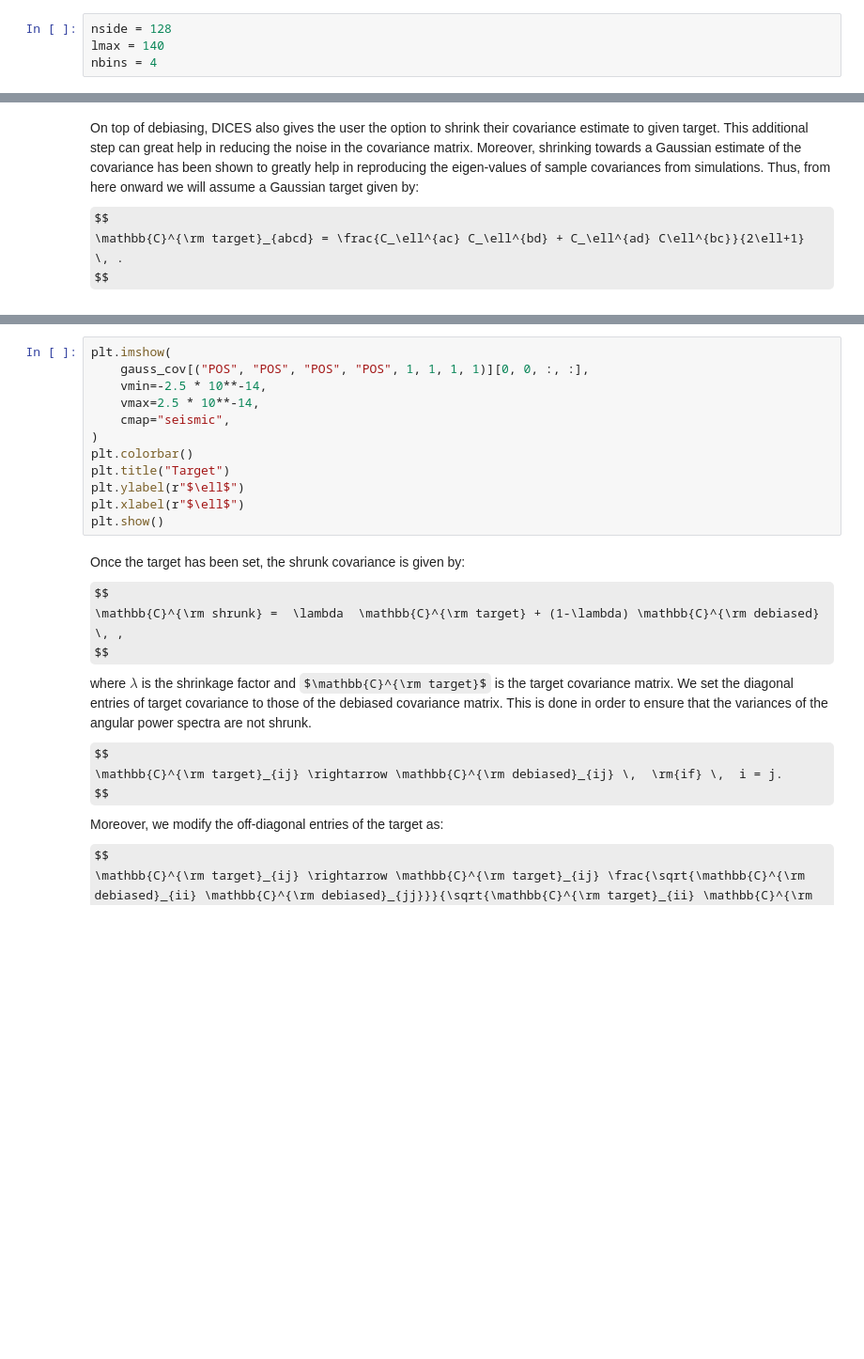
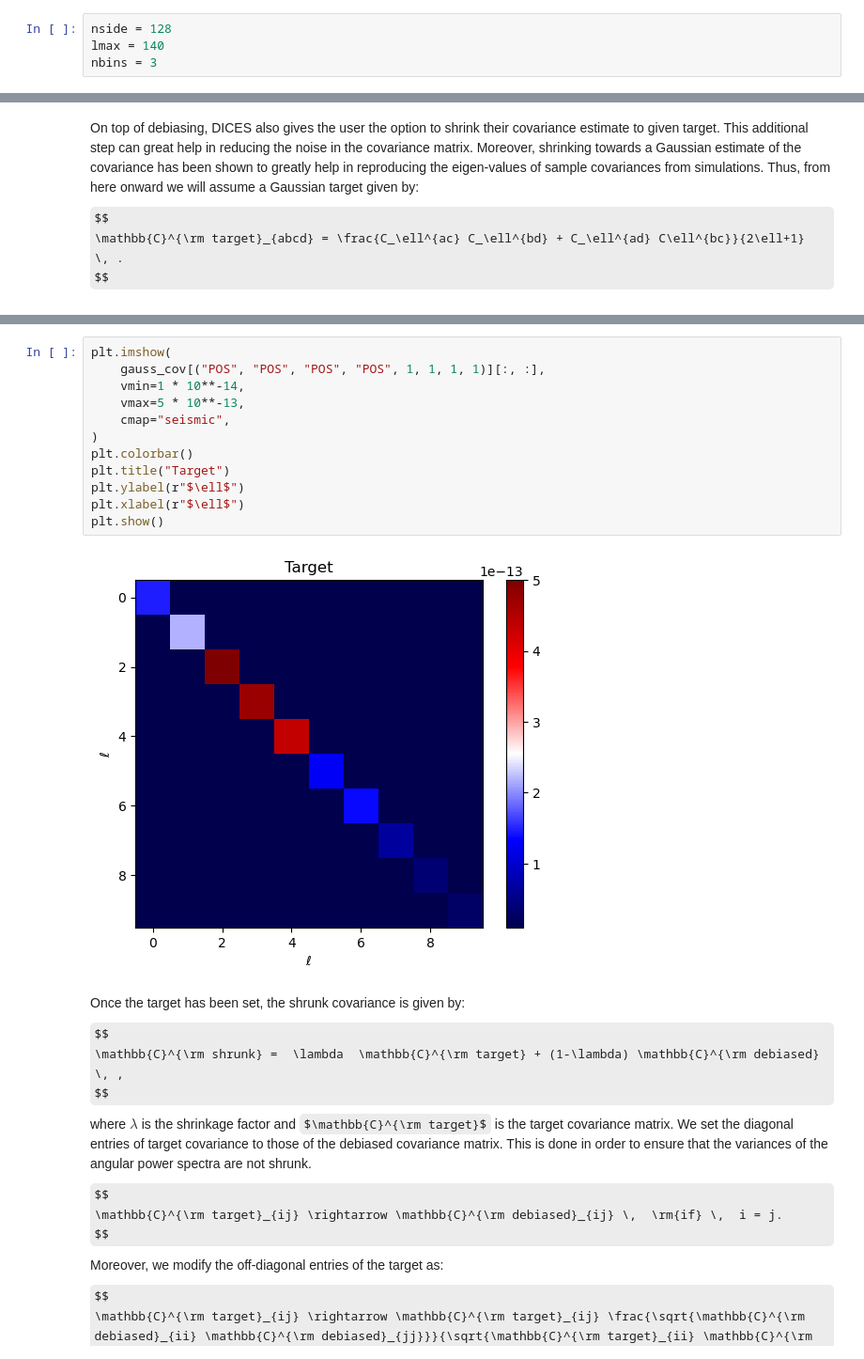
Before and after one commit to heracles-ec/heracles, a Jupyter notebook: examples/jackknife-covariance.ipynb, the cells around one changed output, grey strips where cells are left out. Shown at 94% size. Drawn from its saved outputs; the diff is of its cells as text; some formulas as TeX source; blank space fills up the shorter version.

```diff
--- a/examples/jackknife-covariance.ipynb
+++ b/examples/jackknife-covariance.ipynb
@@ -40,7 +40,7 @@ This is the resolution parameter for measuring spectra from *HEALPix* maps.  Her
 # %%
 nside = 128
 lmax = 140
-nbins = 4
+nbins = 3
 # %% [markdown]
 ## Prepare maps
 # %% [markdown]
@@ -345,15 +403,17 @@ KeyError: ('POS', 'SHE', 1, 1)
 # %%
 plt.imshow(
-    gauss_cov[("POS", "POS", "POS", "POS", 1, 1, 1, 1)][0, 0, :, :],
-    vmin=-2.5 * 10**-14,
-    vmax=2.5 * 10**-14,
+    gauss_cov[("POS", "POS", "POS", "POS", 1, 1, 1, 1)][:, :],
+    vmin=1 * 10**-14,
+    vmax=5 * 10**-13,
     cmap="seismic",
 )
 plt.colorbar()
 plt.title("Target")
 plt.ylabel(r"$\ell$")
 plt.xlabel(r"$\ell$")
 plt.show()
+# %% [output]
+[figure, added]
 # %% [markdown]
 Once the target has been set, the shrunk covariance is given by:
 $$
```
Also changed, not shown: parts of 18 cells of this notebook, 5 other files.
